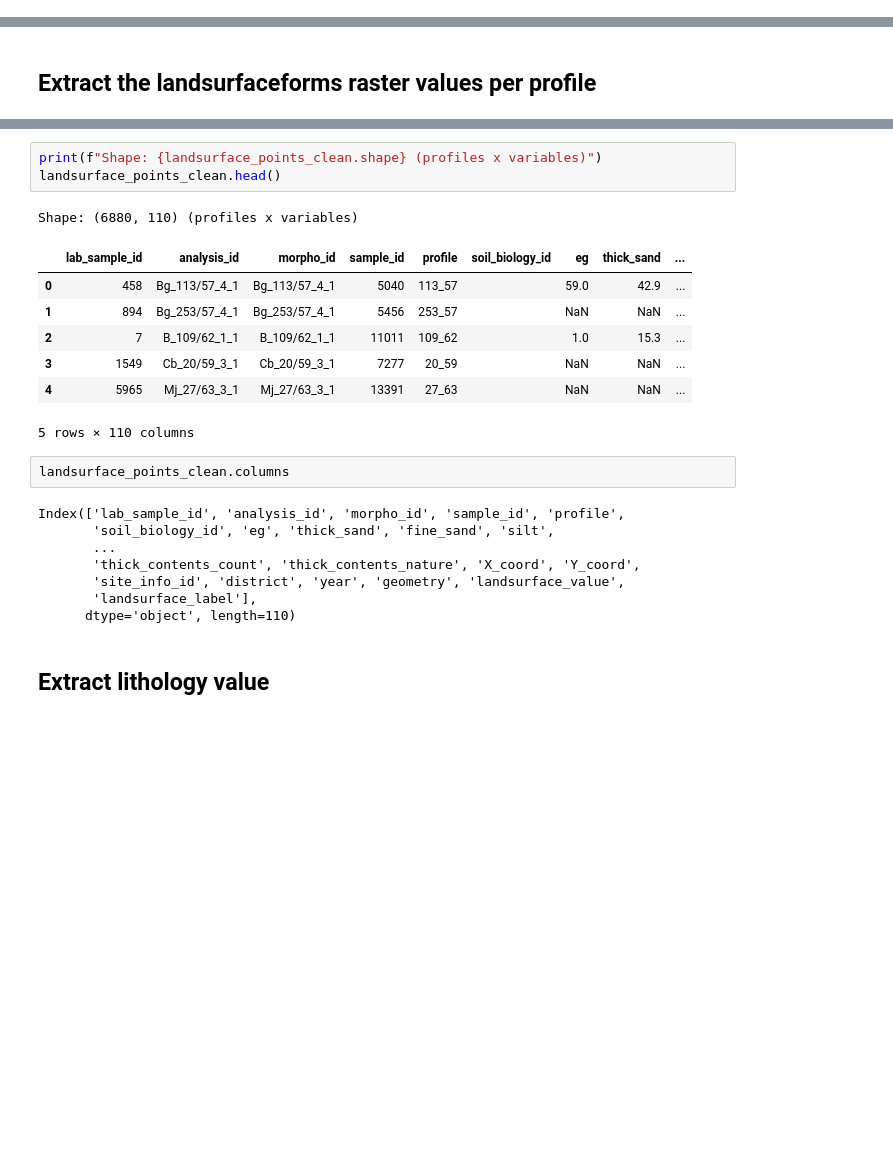
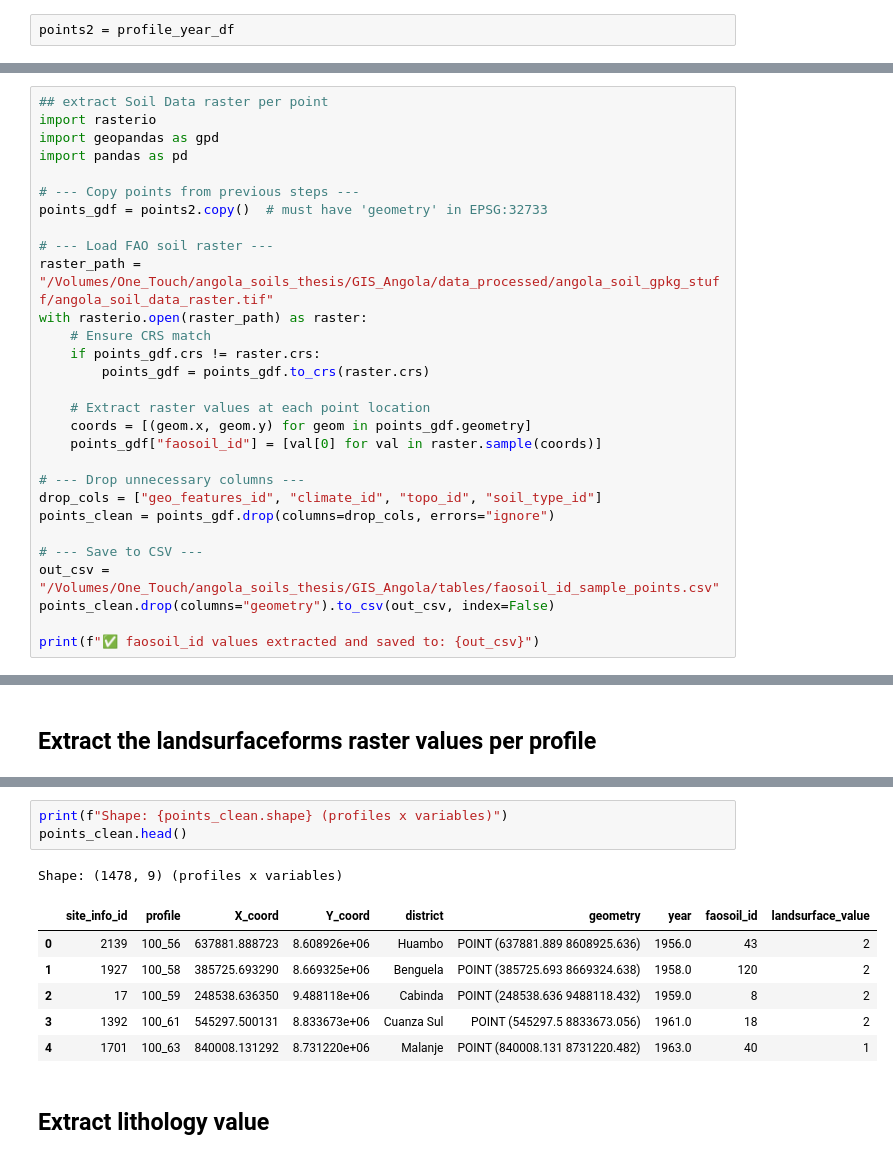
Before and after one commit to inesschwartz/ThesisSoilAngola, a Jupyter notebook: SOC_stock_model/table_prep.ipynb, the cells around one changed output, grey strips where cells are left out. Cells and saved outputs as stored; diff of their text form; blank space fills up the shorter version.

Commit message:
training data updates (use copy)

```diff
--- a/SOC_stock_model/table_prep.ipynb
+++ b/SOC_stock_model/table_prep.ipynb
@@ -573,0 +907,2 @@ Remaining rows: 1474
+# %%
+points2 = profile_year_df
@@ -650,0 +1047,29 @@ points_soil_clean.head(2)
+# %%
+## extract Soil Data raster per point
+import rasterio
+import geopandas as gpd
+import pandas as pd
+
+# --- Copy points from previous steps ---
+points_gdf = points2.copy()  # must have 'geometry' in EPSG:32733
+
+# --- Load FAO soil raster ---
+raster_path = "/Volumes/One_Touch/angola_soils_thesis/GIS_Angola/data_processed/angola_soil_gpkg_stuff/angola_soil_data_raster.tif"
+with rasterio.open(raster_path) as raster:
+    # Ensure CRS match
+    if points_gdf.crs != raster.crs:
+        points_gdf = points_gdf.to_crs(raster.crs)
+
+    # Extract raster values at each point location
+    coords = [(geom.x, geom.y) for geom in points_gdf.geometry]
+    points_gdf["faosoil_id"] = [val[0] for val in raster.sample(coords)]
+
+# --- Drop unnecessary columns ---
+drop_cols = ["geo_features_id", "climate_id", "topo_id", "soil_type_id"]
+points_clean = points_gdf.drop(columns=drop_cols, errors="ignore")
+
+# --- Save to CSV ---
+out_csv = "/Volumes/One_Touch/angola_soils_thesis/GIS_Angola/tables/faosoil_id_sample_points.csv"
+points_clean.drop(columns="geometry").to_csv(out_csv, index=False)
+
+print(f"✅ faosoil_id values extracted and saved to: {out_csv}")
@@ -703,27 +1130,16 @@ print("CSV saved at:", output_csv)
 # %% [output]
 CSV saved at: /Volumes/One_Touch/angola_soils_thesis/GIS_Angola/tables/landsurface_sample_points.csv
 # %%
-print(f"Shape: {landsurface_points_clean.shape} (profiles x variables)")
-landsurface_points_clean.head()
+print(f"Shape: {points_clean.shape} (profiles x variables)")
+points_clean.head()
 # %% [output]
-Shape: (6880, 110) (profiles x variables)
+Shape: (1478, 9) (profiles x variables)
-|  | lab_sample_id | analysis_id | morpho_id | sample_id | profile | soil_biology_id | eg | thick_sand | ... |
-| 0 | 458 | Bg_113/57_4_1 | Bg_113/57_4_1 | 5040 | 113_57 |  | 59.0 | 42.9 | ... |
-| 1 | 894 | Bg_253/57_4_1 | Bg_253/57_4_1 | 5456 | 253_57 |  | NaN | NaN | ... |
-| 2 | 7 | B_109/62_1_1 | B_109/62_1_1 | 11011 | 109_62 |  | 1.0 | 15.3 | ... |
-| 3 | 1549 | Cb_20/59_3_1 | Cb_20/59_3_1 | 7277 | 20_59 |  | NaN | NaN | ... |
-| 4 | 5965 | Mj_27/63_3_1 | Mj_27/63_3_1 | 13391 | 27_63 |  | NaN | NaN | ... |
+|  | site_info_id | profile | X_coord | Y_coord | district | geometry | year | faosoil_id | landsurface_value |
+| 0 | 2139 | 100_56 | 637881.888723 | 8.608926e+06 | Huambo | POINT (637881.889 8608925.636) | 1956.0 | 43 | 2 |
+| 1 | 1927 | 100_58 | 385725.693290 | 8.669325e+06 | Benguela | POINT (385725.693 8669324.638) | 1958.0 | 120 | 2 |
+| 2 | 17 | 100_59 | 248538.636350 | 9.488118e+06 | Cabinda | POINT (248538.636 9488118.432) | 1959.0 | 8 | 2 |
+| 3 | 1392 | 100_61 | 545297.500131 | 8.833673e+06 | Cuanza Sul | POINT (545297.5 8833673.056) | 1961.0 | 18 | 2 |
+| 4 | 1701 | 100_63 | 840008.131292 | 8.731220e+06 | Malanje | POINT (840008.131 8731220.482) | 1963.0 | 40 | 1 |
-5 rows × 110 columns
-# %%
-landsurface_points_clean.columns
-# %% [output]
-Index(['lab_sample_id', 'analysis_id', 'morpho_id', 'sample_id', 'profile',
-       'soil_biology_id', 'eg', 'thick_sand', 'fine_sand', 'silt',
-       ...
-       'thick_contents_count', 'thick_contents_nature', 'X_coord', 'Y_coord',
-       'site_info_id', 'district', 'year', 'geometry', 'landsurface_value',
-       'landsurface_label'],
-      dtype='object', length=110)
 # %% [markdown]
 ## Extract lithology value
 # %%
```
Also changed, not shown: parts of 43 cells of this notebook, 2 other files.
